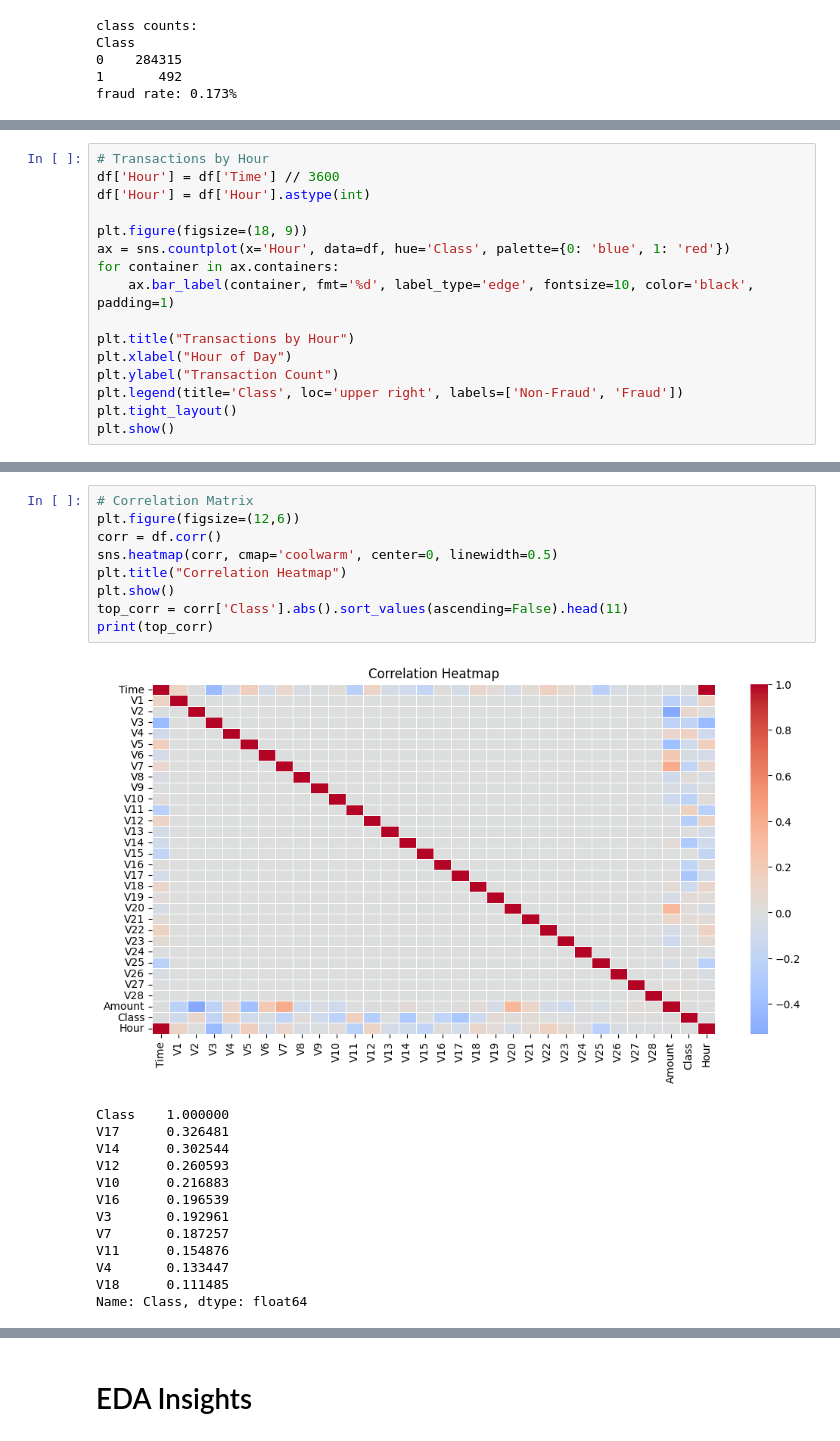
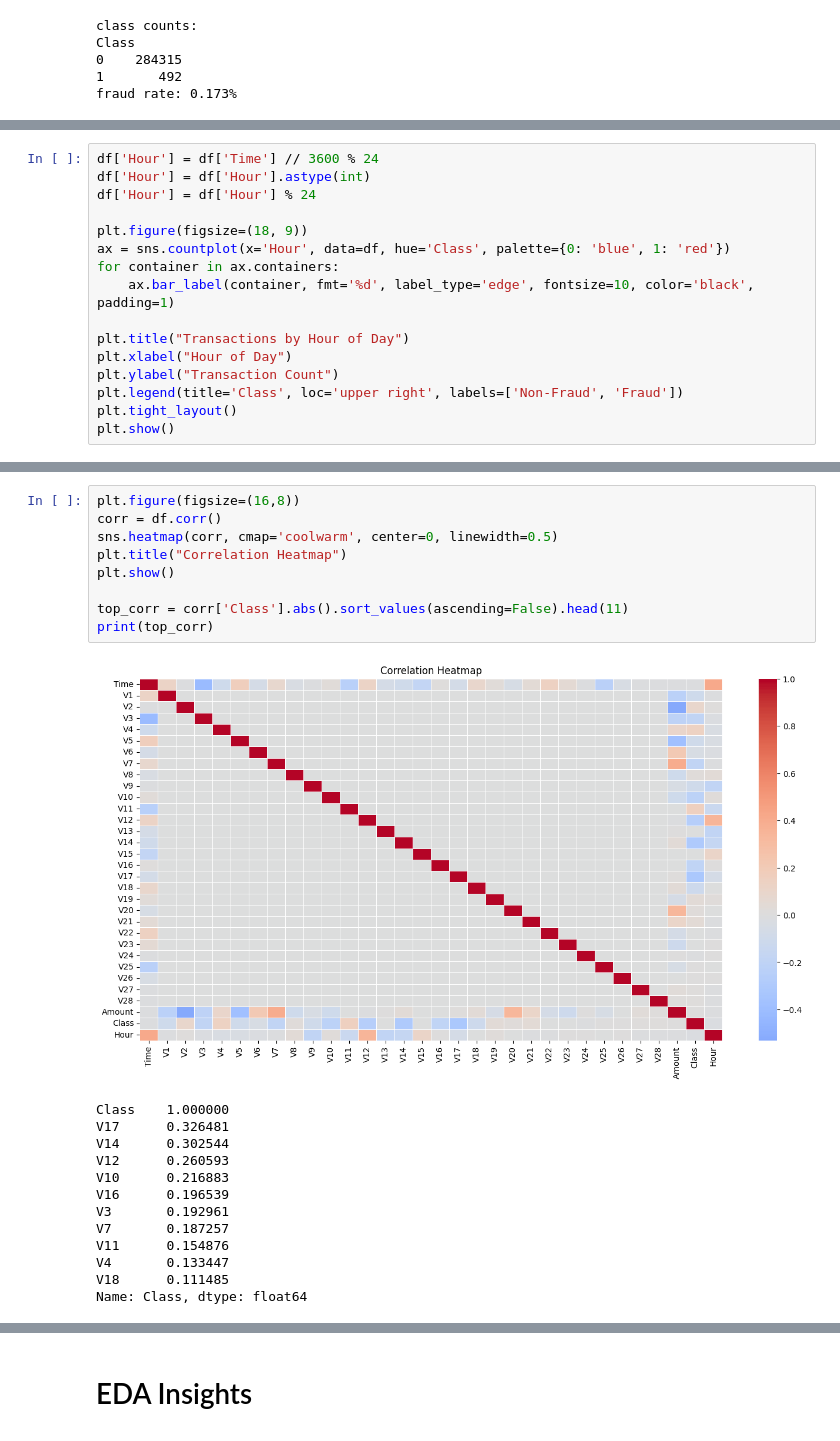
Before and after one commit to sharkz0912/creditcard-fraud-detection, a Jupyter notebook: notebooks/EDA.ipynb, the cells around one changed output, grey strips where cells are left out. Saved outputs shown, nothing was run; the diff lists cells and outputs as text.

```diff
--- a/notebooks/EDA.ipynb
+++ b/notebooks/EDA.ipynb
@@ -75,14 +85,14 @@ plt.show()
 # %%
-# Transactions by Hour
-df['Hour'] = df['Time'] // 3600
+df['Hour'] = df['Time'] // 3600 % 24
 df['Hour'] = df['Hour'].astype(int)
+df['Hour'] = df['Hour'] % 24
 
 plt.figure(figsize=(18, 9))
 ax = sns.countplot(x='Hour', data=df, hue='Class', palette={0: 'blue', 1: 'red'})
 for container in ax.containers:
     ax.bar_label(container, fmt='%d', label_type='edge', fontsize=10, color='black', padding=1)
 
-plt.title("Transactions by Hour")
+plt.title("Transactions by Hour of Day")
 plt.xlabel("Hour of Day")
 plt.ylabel("Transaction Count")
 plt.legend(title='Class', loc='upper right', labels=['Non-Fraud', 'Fraud'])
@@ -93,14 +105,14 @@ plt.show()
 # %%
-# Correlation Matrix
-plt.figure(figsize=(12,6))
+plt.figure(figsize=(16,8))
 corr = df.corr()
 sns.heatmap(corr, cmap='coolwarm', center=0, linewidth=0.5)
 plt.title("Correlation Heatmap")
 plt.show()
+
 top_corr = corr['Class'].abs().sort_values(ascending=False).head(11)
 print(top_corr)
 # %% [output]
-[figure, old version]
+[figure, new version]
 Class    1.000000
 V17      0.326481
 V14      0.302544
```
Also changed, not shown: parts of 17 cells of this notebook, 25 other files.
